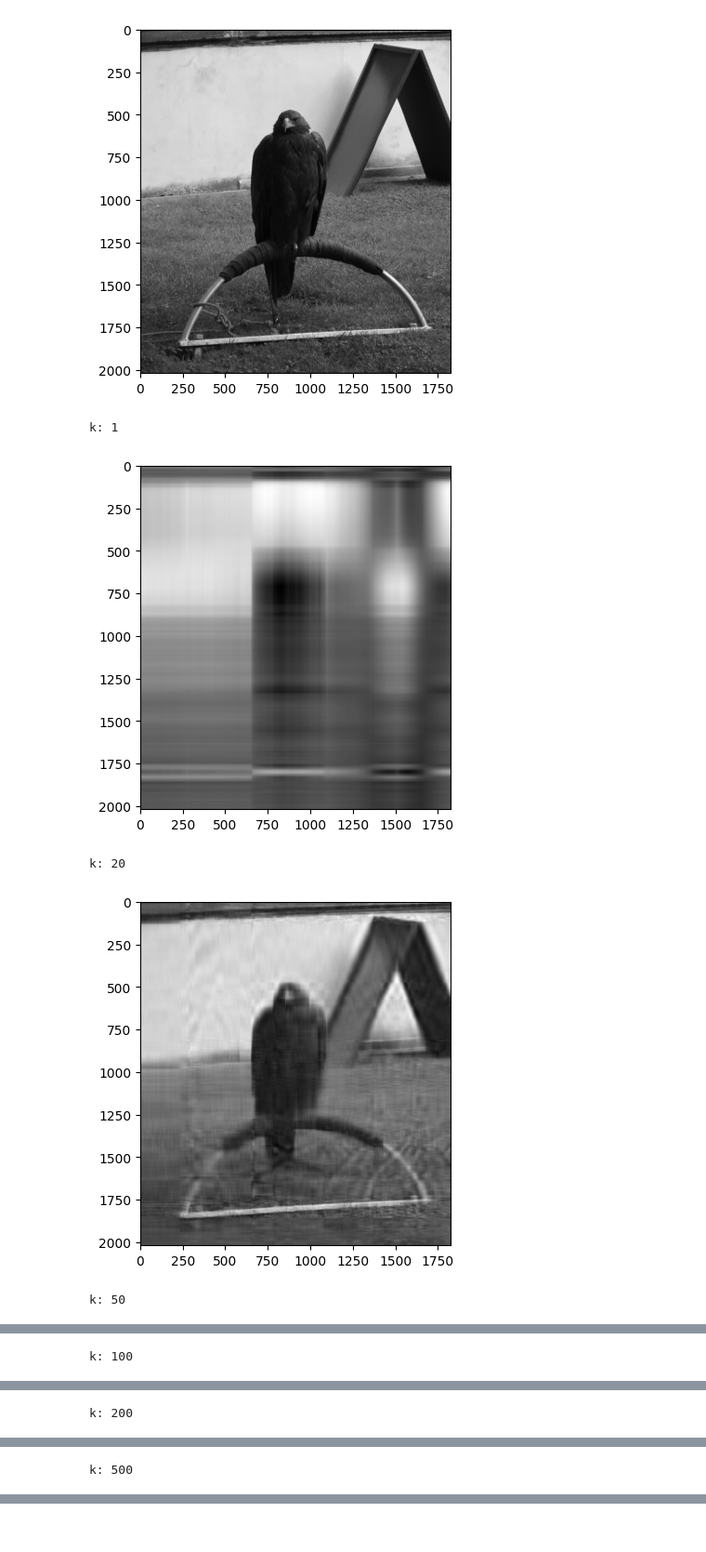
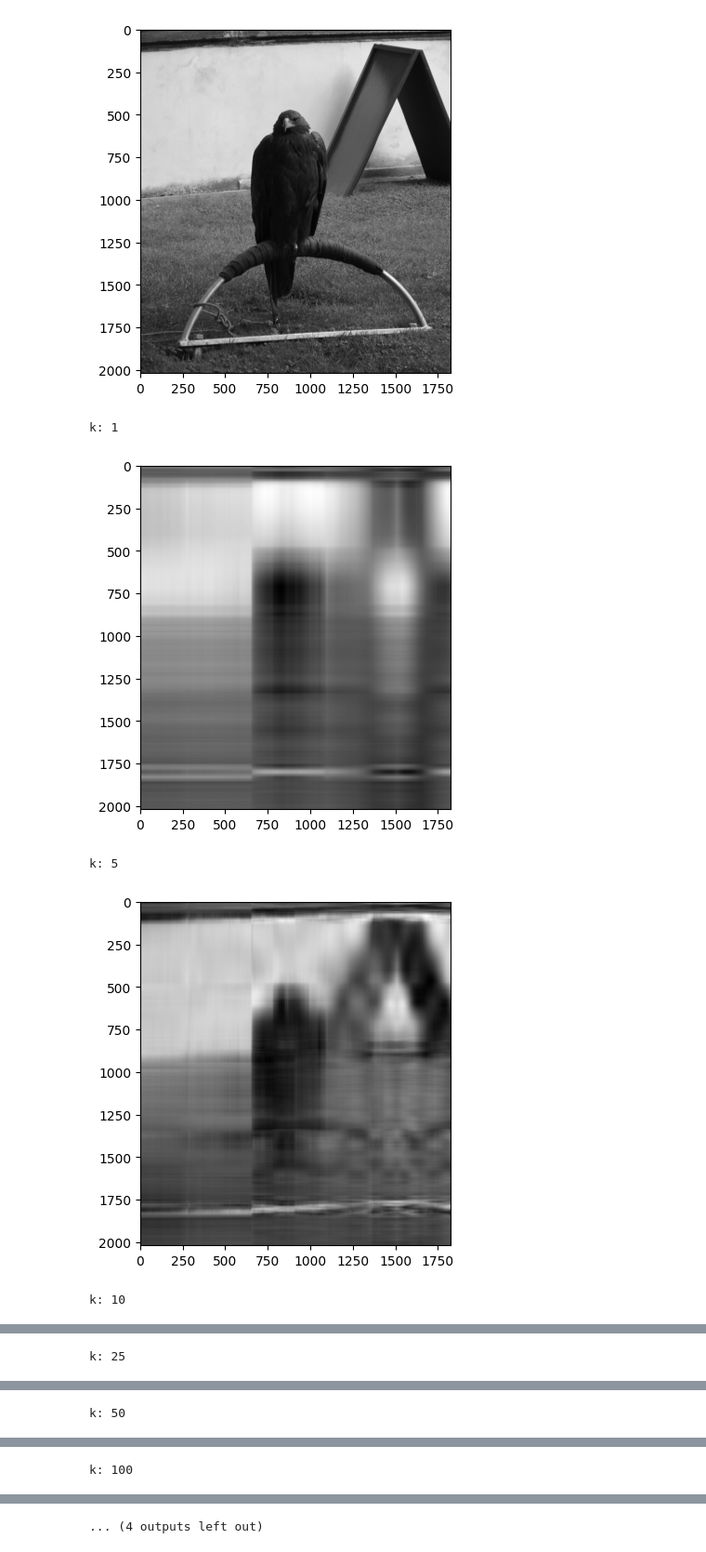
Before and after one commit to Gh5al/Statiscal-and-Mathematical-methods-for-AI, a Jupyter notebook: LAB/Homework2/homework2.ipynb, the cells around one changed output, grey strips where cells are left out. Shown at 93% size. Saved outputs shown, nothing was run; the diff lists cells and outputs as text; code cells hidden in the pictures.

Commit message:
updated visualize dyades

```diff
--- a/LAB/Homework2/homework2.ipynb
+++ b/LAB/Homework2/homework2.ipynb
@@ -570,20 +569,26 @@ k: 500
 [figure]
 # %%
 # Visualize the k-rank approximation of the image for different values of k
-K = [1,20,50,100,200,500]
+#compression factor --> (m*n)/k(1+m+n)
+K = [1,5,10,25,50,100,200,500]
 sum = 0
+error = []
+compression_factor = []
 for k in range(len(s)):
   #prev = K[i-1] if i>0 else 0
   #X = k_rank(U,s,VT,k,prev,sum)
-  X = s[k]* np.dot(U[:,k].reshape(U.shape[0],1),VT[k,:].reshape(1,VT.shape[1]))
-  sum = sum + X
+  Xk = s[k]* np.dot(U[:,k].reshape(U.shape[0],1),VT[k,:].reshape(1,VT.shape[1]))
+  sum = sum + Xk
   if(k in K):
+    cf = (Xk.shape[0]*Xk.shape[1])/(k*(1+Xk.shape[0]+Xk.shape[1]))
+    error.append(np.linalg.norm(image-sum))
+    compression_factor.append(cf)
     print(f"k: {k}")
     plt.imshow(sum, cmap='gray')
     plt.show()
 # %% [output]
 k: 1
 [figure]
-k: 20
+k: 5
-[figure, old version]
+[figure, new version]
-k: 50
+k: 10
@@ -591 +596 @@ k: 50
-k: 100
+k: 25
@@ -593,4 +598,5 @@ k: 100
-k: 200
+k: 50
 [figure]
-k: 500
+k: 100
 [figure]
+... (4 outputs left out)
```
Also changed, not shown: parts of 7 cells of this notebook.
